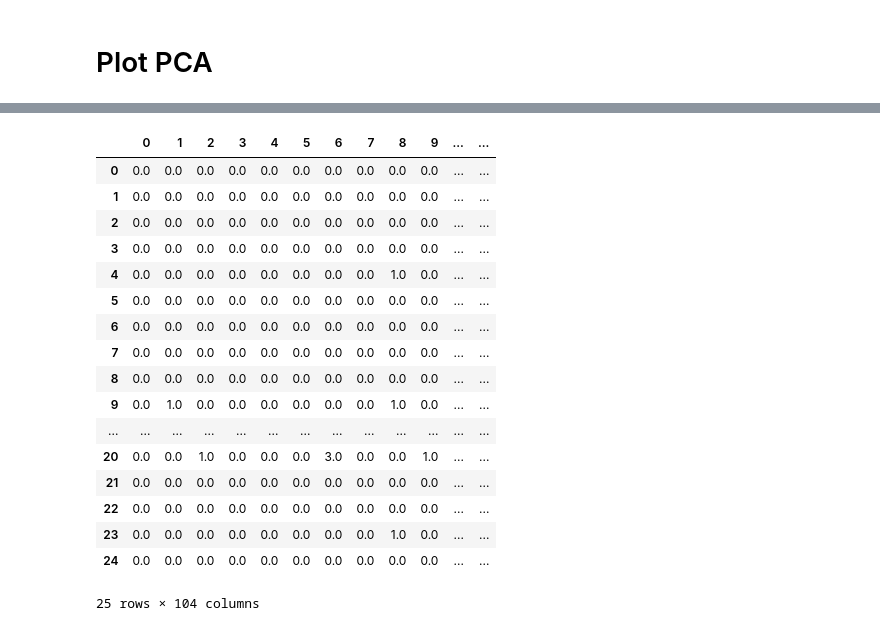
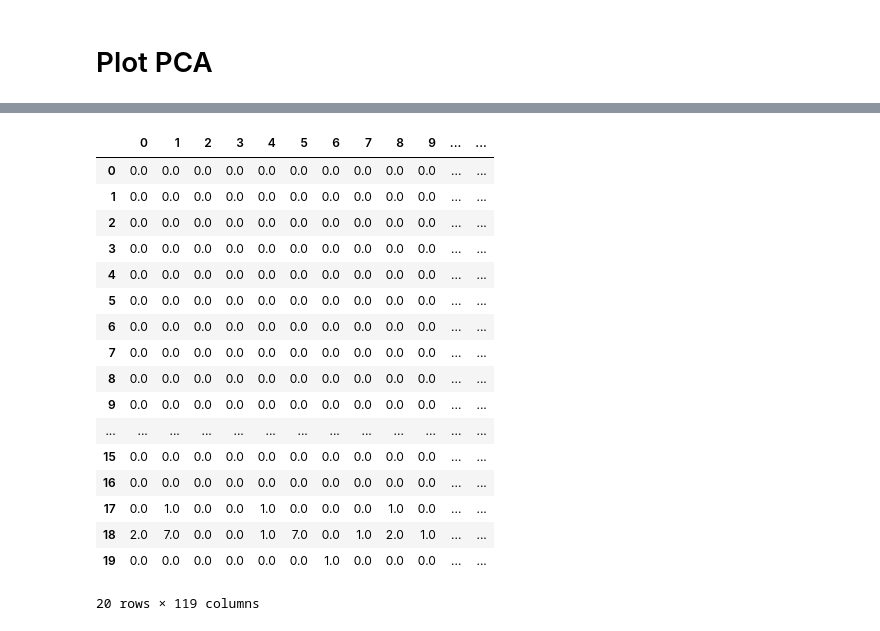
Before and after one commit to BUStools/BUS_notebooks_python, a Jupyter notebook: dataset-notebooks/10x_hgmm_100_python/10x_hgmm_100.ipynb, the cells around one changed output, grey strips where cells are left out. Saved outputs shown, nothing was run; the diff lists cells and outputs as text; code cells hidden in the pictures.

```diff
--- a/dataset-notebooks/10x_hgmm_100_python/10x_hgmm_100.ipynb
+++ b/dataset-notebooks/10x_hgmm_100_python/10x_hgmm_100.ipynb
@@ -457,22 +528,0 @@ count_matrix
-# %%
-#show the first 30 genes for a few cells
-counts_df.head(25)
-# %% [output]
-|  | 0 | 1 | 2 | 3 | 4 | 5 | 6 | 7 | 8 | 9 | ... | ... |
-| 0 | 0.0 | 0.0 | 0.0 | 0.0 | 0.0 | 0.0 | 0.0 | 0.0 | 0.0 | 0.0 | ... | ... |
-| 1 | 0.0 | 0.0 | 0.0 | 0.0 | 0.0 | 0.0 | 0.0 | 0.0 | 0.0 | 0.0 | ... | ... |
-| 2 | 0.0 | 0.0 | 0.0 | 0.0 | 0.0 | 0.0 | 0.0 | 0.0 | 0.0 | 0.0 | ... | ... |
-| 3 | 0.0 | 0.0 | 0.0 | 0.0 | 0.0 | 0.0 | 0.0 | 0.0 | 0.0 | 0.0 | ... | ... |
-| 4 | 0.0 | 0.0 | 0.0 | 0.0 | 0.0 | 0.0 | 0.0 | 0.0 | 1.0 | 0.0 | ... | ... |
-| 5 | 0.0 | 0.0 | 0.0 | 0.0 | 0.0 | 0.0 | 0.0 | 0.0 | 0.0 | 0.0 | ... | ... |
-| 6 | 0.0 | 0.0 | 0.0 | 0.0 | 0.0 | 0.0 | 0.0 | 0.0 | 0.0 | 0.0 | ... | ... |
-| 7 | 0.0 | 0.0 | 0.0 | 0.0 | 0.0 | 0.0 | 0.0 | 0.0 | 0.0 | 0.0 | ... | ... |
-| 8 | 0.0 | 0.0 | 0.0 | 0.0 | 0.0 | 0.0 | 0.0 | 0.0 | 0.0 | 0.0 | ... | ... |
-| 9 | 0.0 | 1.0 | 0.0 | 0.0 | 0.0 | 0.0 | 0.0 | 0.0 | 1.0 | 0.0 | ... | ... |
-| ... | ... | ... | ... | ... | ... | ... | ... | ... | ... | ... | ... | ... |
-| 20 | 0.0 | 0.0 | 1.0 | 0.0 | 0.0 | 0.0 | 3.0 | 0.0 | 0.0 | 1.0 | ... | ... |
-| 21 | 0.0 | 0.0 | 0.0 | 0.0 | 0.0 | 0.0 | 0.0 | 0.0 | 0.0 | 0.0 | ... | ... |
-| 22 | 0.0 | 0.0 | 0.0 | 0.0 | 0.0 | 0.0 | 0.0 | 0.0 | 0.0 | 0.0 | ... | ... |
-| 23 | 0.0 | 0.0 | 0.0 | 0.0 | 0.0 | 0.0 | 0.0 | 0.0 | 1.0 | 0.0 | ... | ... |
-| 24 | 0.0 | 0.0 | 0.0 | 0.0 | 0.0 | 0.0 | 0.0 | 0.0 | 0.0 | 0.0 | ... | ... |
-25 rows × 104 columns
@@ -481,3 +529,27 @@ dense_count_matrix = count_matrix.todense()
+# %%
+dense_count_matrix = count_matrix.todense()
+counts_df = pd.DataFrame(dense_count_matrix)
+# Take a peek at what the count matrix look like
+counts_df.head(20)
+# %% [output]
+|  | 0 | 1 | 2 | 3 | 4 | 5 | 6 | 7 | 8 | 9 | ... | ... |
+| 0 | 0.0 | 0.0 | 0.0 | 0.0 | 0.0 | 0.0 | 0.0 | 0.0 | 0.0 | 0.0 | ... | ... |
+| 1 | 0.0 | 0.0 | 0.0 | 0.0 | 0.0 | 0.0 | 0.0 | 0.0 | 0.0 | 0.0 | ... | ... |
+| 2 | 0.0 | 0.0 | 0.0 | 0.0 | 0.0 | 0.0 | 0.0 | 0.0 | 0.0 | 0.0 | ... | ... |
+| 3 | 0.0 | 0.0 | 0.0 | 0.0 | 0.0 | 0.0 | 0.0 | 0.0 | 0.0 | 0.0 | ... | ... |
+| 4 | 0.0 | 0.0 | 0.0 | 0.0 | 0.0 | 0.0 | 0.0 | 0.0 | 0.0 | 0.0 | ... | ... |
+| 5 | 0.0 | 0.0 | 0.0 | 0.0 | 0.0 | 0.0 | 0.0 | 0.0 | 0.0 | 0.0 | ... | ... |
+| 6 | 0.0 | 0.0 | 0.0 | 0.0 | 0.0 | 0.0 | 0.0 | 0.0 | 0.0 | 0.0 | ... | ... |
+| 7 | 0.0 | 0.0 | 0.0 | 0.0 | 0.0 | 0.0 | 0.0 | 0.0 | 0.0 | 0.0 | ... | ... |
+| 8 | 0.0 | 0.0 | 0.0 | 0.0 | 0.0 | 0.0 | 0.0 | 0.0 | 0.0 | 0.0 | ... | ... |
+| 9 | 0.0 | 0.0 | 0.0 | 0.0 | 0.0 | 0.0 | 0.0 | 0.0 | 0.0 | 0.0 | ... | ... |
+| ... | ... | ... | ... | ... | ... | ... | ... | ... | ... | ... | ... | ... |
+| 15 | 0.0 | 0.0 | 0.0 | 0.0 | 0.0 | 0.0 | 0.0 | 0.0 | 0.0 | 0.0 | ... | ... |
+| 16 | 0.0 | 0.0 | 0.0 | 0.0 | 0.0 | 0.0 | 0.0 | 0.0 | 0.0 | 0.0 | ... | ... |
+| 17 | 0.0 | 1.0 | 0.0 | 0.0 | 1.0 | 0.0 | 0.0 | 0.0 | 1.0 | 0.0 | ... | ... |
+| 18 | 2.0 | 7.0 | 0.0 | 0.0 | 1.0 | 7.0 | 0.0 | 1.0 | 2.0 | 1.0 | ... | ... |
+| 19 | 0.0 | 0.0 | 0.0 | 0.0 | 0.0 | 0.0 | 1.0 | 0.0 | 0.0 | 0.0 | ... | ... |
+20 rows × 119 columns
 # %%
 pca = PCA(n_components=20)
 pca.fit(dense_count_matrix)
```
Also changed, not shown: parts of 50 cells of this notebook.
